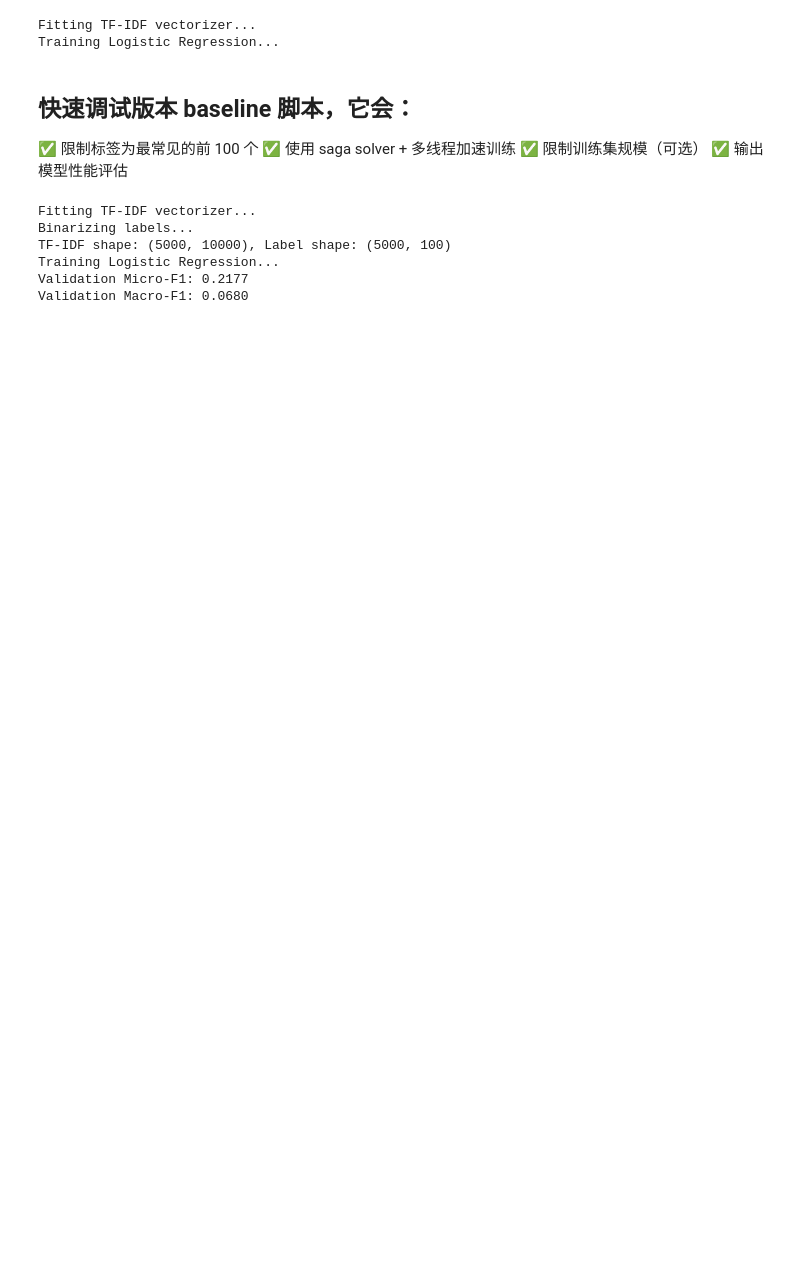
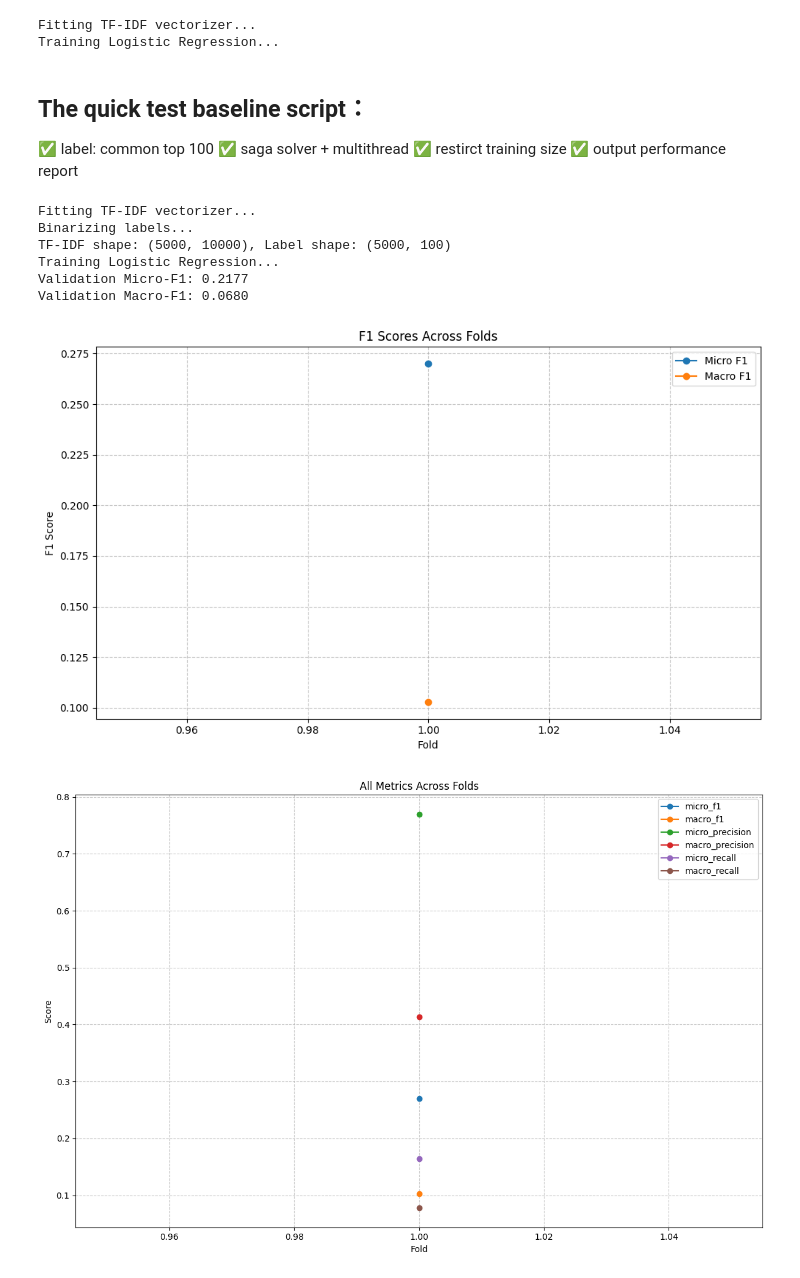
Before and after one commit to igemiracle/ICD-Active-Learning, a Jupyter notebook: scripts/tfidf_lr_baseline.ipynb, the cells around one changed output. Drawn from its saved outputs; the diff is of its cells as text; code cells hidden in the pictures; blank space fills up the shorter version.

Commit message:
update scripts and results

```diff
--- a/scripts/tfidf_lr_baseline.ipynb
+++ b/scripts/tfidf_lr_baseline.ipynb
@@ -87,11 +85,11 @@ clf.save('..models/tfidf_lr_baseline')
 Fitting TF-IDF vectorizer...
 Training Logistic Regression...
 # %% [markdown]
-## 快速调试版本 baseline 脚本，它会：
+## The quick test baseline script：
 
-✅ 限制标签为最常见的前 100 个
-✅ 使用 saga solver + 多线程加速训练
-✅ 限制训练集规模（可选）
-✅ 输出模型性能评估
+✅ label: common top 100
+✅ saga solver + multithread
+✅ restirct training size
+✅ output performance report
 # %%
 
@@ -149,3 +146,39 @@ TF-IDF shape: (5000, 10000), Label shape: (5000, 100)
 Training Logistic Regression...
 Validation Micro-F1: 0.2177
 Validation Macro-F1: 0.0680
+# %%
+from sklearn.metrics import precision_score, recall_score, f1_score
+import logging
+import matplotlib.pyplot as plt
+# === cv_results and per-class metrics ===
+cv_results = pd.DataFrame([{
+    'fold': 1,
+    'micro_f1': micro,
+    'macro_f1': macro,
+    'micro_precision': precision_score(Y_val_bin, Y_val_pred, average='micro'),
+    'macro_precision': precision_score(Y_val_bin, Y_val_pred, average='macro'),
+    'micro_recall': recall_score(Y_val_bin, Y_val_pred, average='micro'),
+    'macro_recall': recall_score(Y_val_bin, Y_val_pred, average='macro'),
+}])
+
+per_class_metrics = {}
+for i, label in enumerate(mlb.classes_):
+    y_true = Y_val_bin[:, i]
+    y_pred = Y_val_pred[:, i]
+    support = y_true.sum()
+    if support == 0:
+        continue
+    per_class_metrics[label] = {
+        'precision': precision_score(y_true, y_pred, zero_division=0),
+        'recall': recall_score(y_true, y_pred, zero_division=0),
+        'f1': f1_score(y_true, y_pred, zero_division=0),
+        'support': int(support)
+    }
+
+metrics = {'per_class_metrics': per_class_metrics}
+
+# === 调用可视化 ===
+visualize_results(cv_results, metrics, plots_dir, timestamp, icd_map_path='../data/icd9_map.csv')
+# %% [output]
+[figure, added]
+[figure, added]
```
Also changed, not shown: parts of 10 cells of this notebook, 50 other files.
